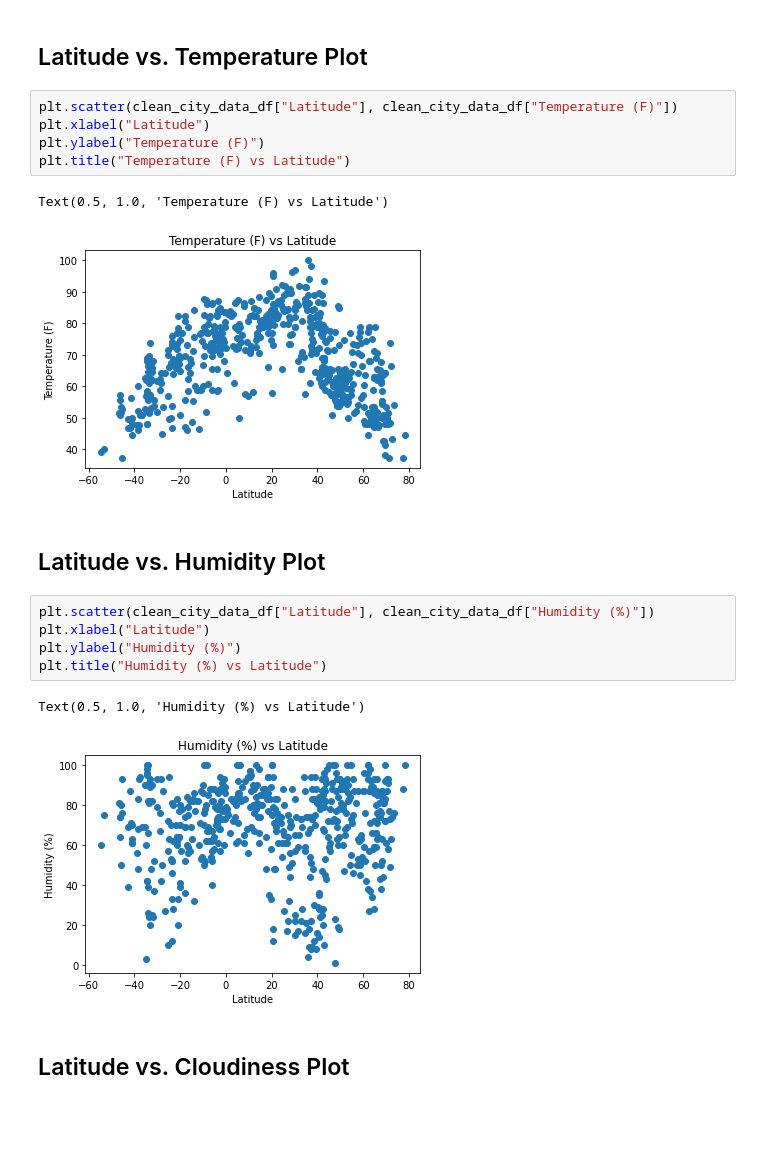
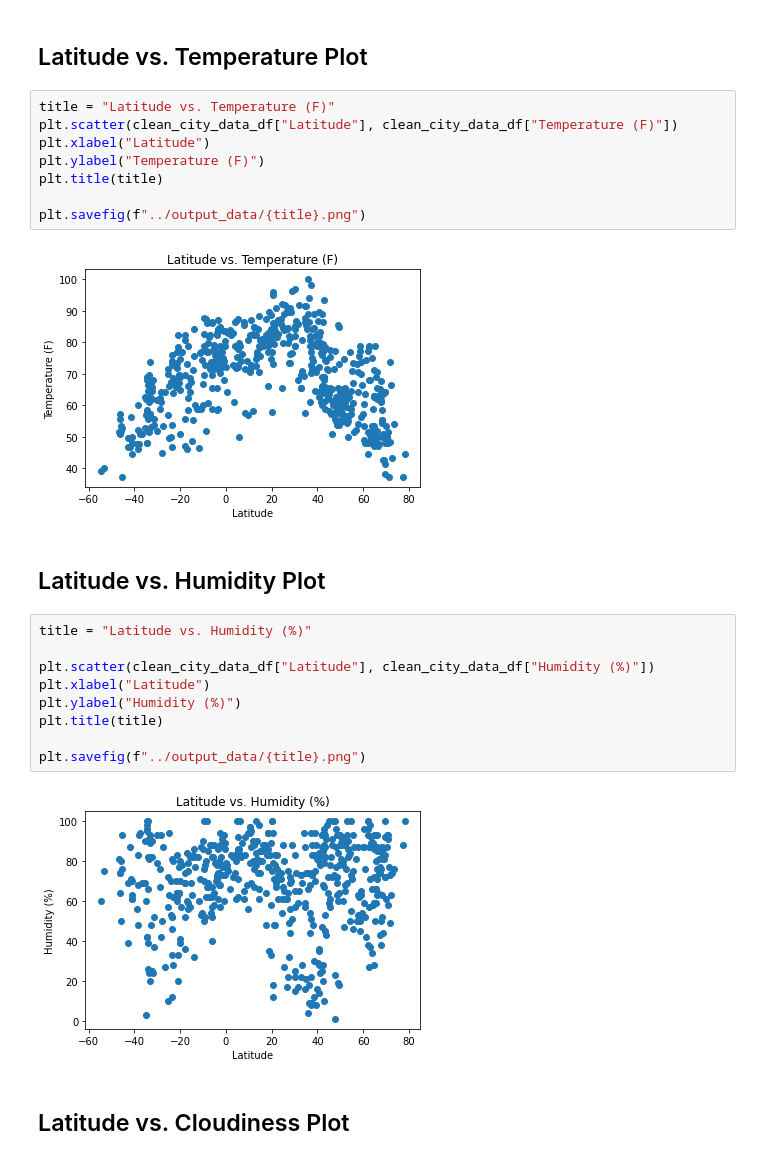
Before and after one commit to csadlo/Python-APIs-challenge, a Jupyter notebook: WeatherPy/WeatherPy.ipynb, the cells around one changed output. Cells and saved outputs as stored; diff of their text form; blank space fills up the shorter version.

```diff
--- a/WeatherPy/WeatherPy.ipynb
+++ b/WeatherPy/WeatherPy.ipynb
@@ -251,23 +251,28 @@ clean_city_data_df.to_csv(clean_output_data_file)
 # %% [markdown]
 ## Latitude vs. Temperature Plot
 # %%
+title = "Latitude vs. Temperature (F)"
 plt.scatter(clean_city_data_df["Latitude"], clean_city_data_df["Temperature (F)"])
 plt.xlabel("Latitude")
 plt.ylabel("Temperature (F)")
-plt.title("Temperature (F) vs Latitude")
+plt.title(title)
+
+plt.savefig(f"../output_data/{title}.png")
 # %% [output]
-Text(0.5, 1.0, 'Temperature (F) vs Latitude')
-[figure, old version]
+[figure, new version]
 # %% [markdown]
 ## Latitude vs. Humidity Plot
 # %%
+title = "Latitude vs. Humidity (%)"
+
 plt.scatter(clean_city_data_df["Latitude"], clean_city_data_df["Humidity (%)"])
 plt.xlabel("Latitude")
 plt.ylabel("Humidity (%)")
-plt.title("Humidity (%) vs Latitude")
+plt.title(title)
+
+plt.savefig(f"../output_data/{title}.png")
 # %% [output]
-Text(0.5, 1.0, 'Humidity (%) vs Latitude')
-[figure, old version]
+[figure, new version]
 # %% [markdown]
 ## Latitude vs. Cloudiness Plot
 # %%
```
Also changed, not shown: parts of 3 cells of this notebook, 15 other files.
